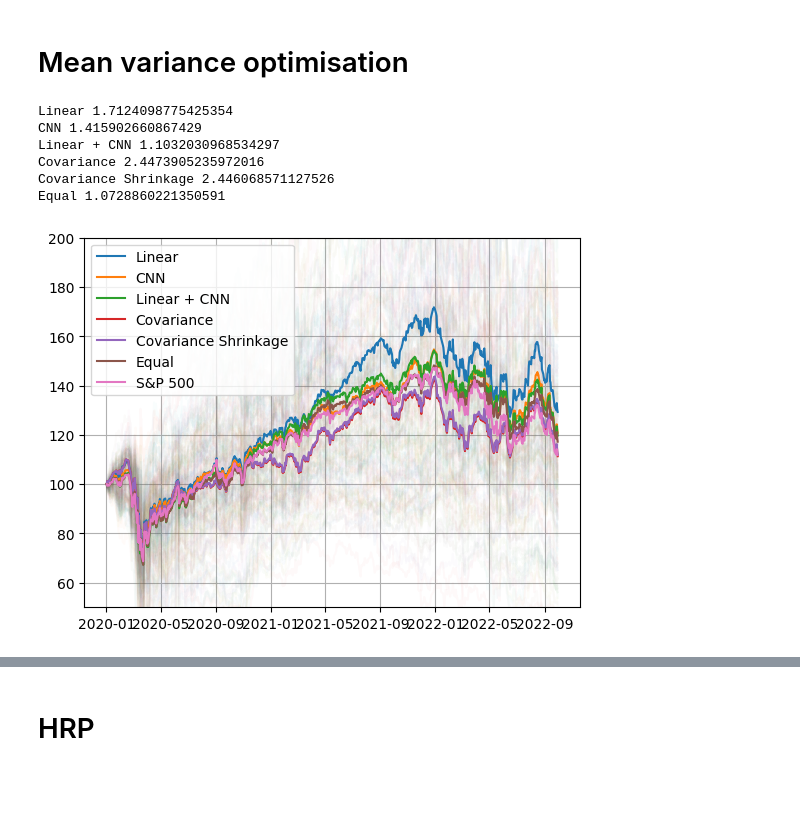
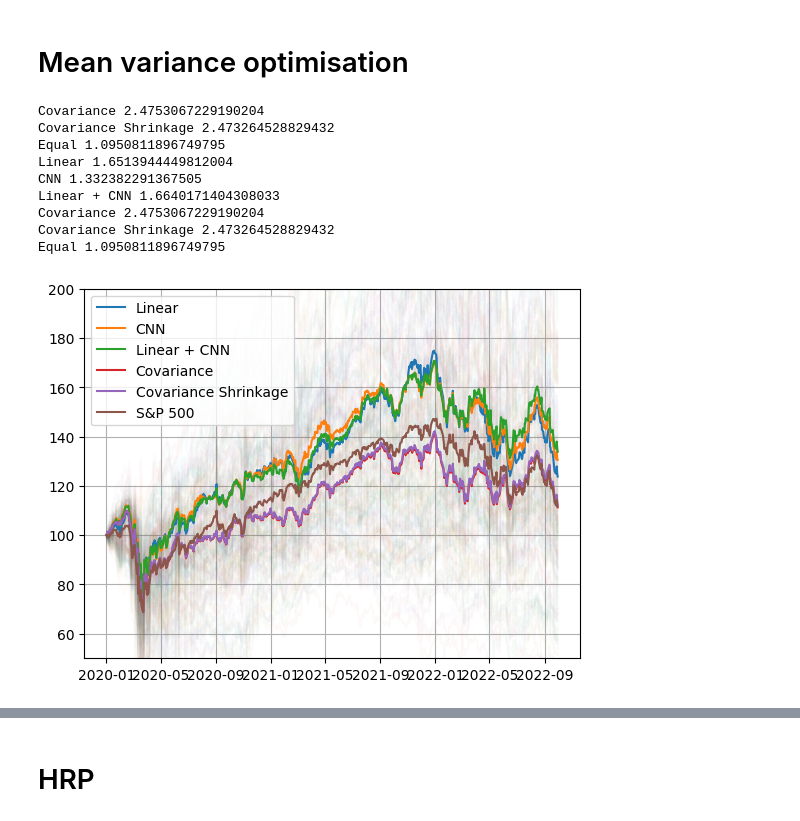
Before and after one commit to rorycreedon/portfolio_metric_learning, a Jupyter notebook: mean_var_experiments.ipynb, the cells around one changed output, grey strips where cells are left out. Saved outputs shown, nothing was run; the diff lists cells and outputs as text; code cells hidden in the pictures; blank space fills up the shorter version.

```diff
--- a/mean_var_experiments.ipynb
+++ b/mean_var_experiments.ipynb
@@ -41,20 +42,17 @@ sp500 = sp500.div(sp500.iloc[0]).mul(100)
 # Dict for matrices
 params = {'Linear': {}, 'CNN': {}, 'Linear + CNN': {}}
 
-params['Linear']['autoencoder'] = {'latent_size': 45, 'hidden_size': 282, 'batch_size': 18}
-params['Linear']['dist_matrix'] = {'distance_metric': 'euclidean', 'gamma':  0.6692836288735067, 'latent_size': 45}
-params['Linear']['risk_matrix'] = {'C': -0.5335323890859849}
-params['Linear']['optimiser'] = {'l2_reg': 0}
+params['Linear']['autoencoder'] = {'latent_size': 41, 'hidden_size': 201, 'batch_size': 21}
+params['Linear']['dist_matrix'] = {'distance_metric': 'euclidean', 'gamma':  0.6692836288735067, 'latent_size': 41}
+params['Linear']['risk_matrix'] = {'C': -0.45062589027080474}
 
 params['CNN']['autoencoder'] = {'latent_size': 38, 'hidden_size': 292, 'batch_size': 27}
 params['CNN']['dist_matrix'] = {'distance_metric': 'euclidean', 'gamma': 0.2895826467161696, 'latent_size': 38}
 params['CNN']['risk_matrix'] = {'C': -0.41643980400603453}
-params['CNN']['optimiser'] = {'l2_reg': 0}
 
-params['Linear + CNN']['autoencoder'] = {'hidden_size': 294, 'hidden_size2': 256,'latent_size': 9, 'batch_size': 18}
-params['Linear + CNN']['dist_matrix'] = {'gamma': 0.7951039163451445, 'latent_size': 9, 'distance_metric': 'euclidean'}
-params['Linear + CNN']['risk_matrix'] = {'C': -0.5704179594746961}
-params['Linear + CNN']['optimiser'] = {'l2_reg': 0}
+params['Linear + CNN']['autoencoder'] = {'hidden_size': 265, 'hidden_size2': 211,'latent_size': 37, 'batch_size': 23}
+params['Linear + CNN']['dist_matrix'] = {'gamma': 0.7951039163451445, 'latent_size': 37, 'distance_metric': 'euclidean'}
+params['Linear + CNN']['risk_matrix'] = {'C': -0.4728019352074843}
 
 num_epochs=20
 # %% [markdown]
@@ -85,12 +83,10 @@ Epoch [20/20], Loss: 0.0251
 # %%
-%time
+%%time
 dist_matrices = {}
 for model in ['Linear', 'Linear + CNN', 'CNN']:
-#for model in ['CNN']:
-    # if model == 'CNN': # currently very slow for CNN, TBC why
-    #     dist_matrices[model] = get_distance_matrix(models[model], data_train, **params[model]['dist_matrix'])
-    # else:
-    learner = AutoWarp(models[model], data_train, latent_size=params[model]['autoencoder']['latent_size'], p=0.5, max_iterations=10, batch_size=25, lr=0.1)
+#for model in ['Linear', 'Linear + CNN']:
+    print(model)
+    learner = AutoWarp(models[model], data_train, latent_size=params[model]['autoencoder']['latent_size'], p=0.5, max_iterations=15, batch_size=25, lr=0.01)
     learner.learn_metric()
     dist_matrices[model] = learner.create_distance_matrix()
 # %% [output]
@@ -117,6 +113,7 @@ betaCV:  0.8024328351020813
 # Empty dict for weights
 weights = {}
 
+#for model in ["Linear", "Linear + CNN"]:
 for model in ["Linear", "CNN", "Linear + CNN"]:
 
     # Setup
@@ -125,7 +122,7 @@ for model in ["Linear", "CNN", "Linear + CNN"]:
 
     # Get weights
     risk_matrix = optimiser.make_risk_matrix(dist_matrices[model], **params[model]['risk_matrix'])
-    weights[model], train_sr = optimiser.max_sharpe_ratio(risk_matrix=risk_matrix, rf_rate=0.02, **params[model]['optimiser'])
+    weights[model], train_sr = optimiser.max_sharpe_ratio(risk_matrix=risk_matrix, l2_reg=0)
 
     # Print out summary
     print(model, train_sr)
@@ -141,7 +138,7 @@ for model in ["Covariance", "Covariance Shrinkage"]:
     with warnings.catch_warnings():
         warnings.simplefilter("ignore")
         risk_matrix = optimiser.benchmark_matrix(model)
-        weights[model], train_sr = optimiser.max_sharpe_ratio(risk_matrix=risk_matrix, rf_rate=0.02, l2_reg=0)
+        weights[model], train_sr = optimiser.max_sharpe_ratio(risk_matrix=risk_matrix, l2_reg=0)
 
     # Print out summary
     print(model, train_sr)
@@ -149,26 +146,29 @@ for model in ["Covariance", "Covariance Shrinkage"]:
 # Equal weights
 weights['Equal'] = weights['Linear'].copy()
 weights['Equal']['weights'] = 1/weights['Linear']['weights'].shape[0]
-print("Equal", utils.calculate_sharpe_ratio(weights=weights['Equal'], prices=prices_train, rf_rate=0.02))
+print("Equal", utils.calculate_sharpe_ratio(weights=weights['Equal'], prices=prices_train))
 # %% [output]
-Linear 1.7124098775425354
-CNN 1.415902660867429
-Linear + CNN 1.1032030968534297
-Covariance 2.4473905235972016
-Covariance Shrinkage 2.446068571127526
-Equal 1.0728860221350591
+Covariance 2.4753067229190204
+Covariance Shrinkage 2.473264528829432
+Equal 1.0950811896749795
+Linear 1.6513944449812004
+CNN 1.332382291367505
+Linear + CNN 1.6640171404308033
+Covariance 2.4753067229190204
+Covariance Shrinkage 2.473264528829432
+Equal 1.0950811896749795
 # %%
 # Plots
 plt.plot(prices_test, alpha=0.025)
-for model in ["Linear", "CNN", "Linear + CNN", "Covariance", "Covariance Shrinkage", "Equal"]:
-#for model in ["Linear", "CNN", "Linear + CNN", "Covariance", "Covariance Shrinkage"]:
+#for model in ["Linear", "Linear + CNN", "Covariance", "Covariance Shrinkage", "Equal"]:
+for model in ["Linear", "CNN", "Linear + CNN", "Covariance", "Covariance Shrinkage"]:
     plt.plot(prices_test @ weights[model], label=model)
 plt.plot(sp500, label="S&P 500")
 plt.ylim(50, 200)
 plt.grid()
 plt.legend();
 # %% [output]
-[figure, old version]
+[figure, new version]
 # %%
 # Sharpe ratios
 rf = 0.02
```
Also changed, not shown: parts of 10 cells of this notebook, 5 other files.
